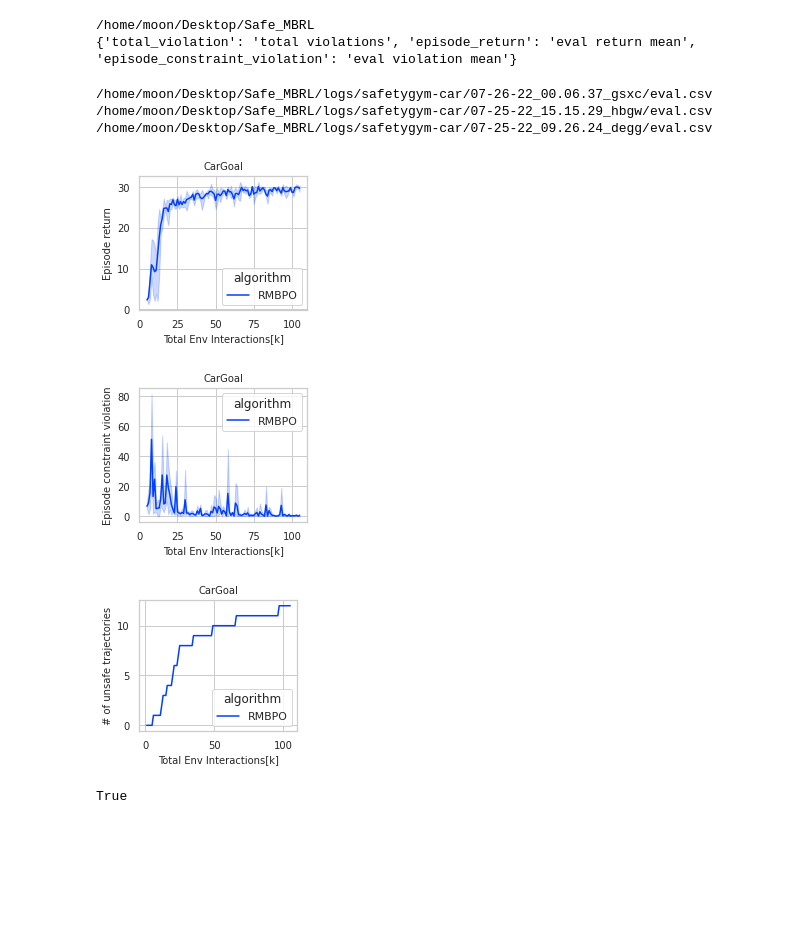
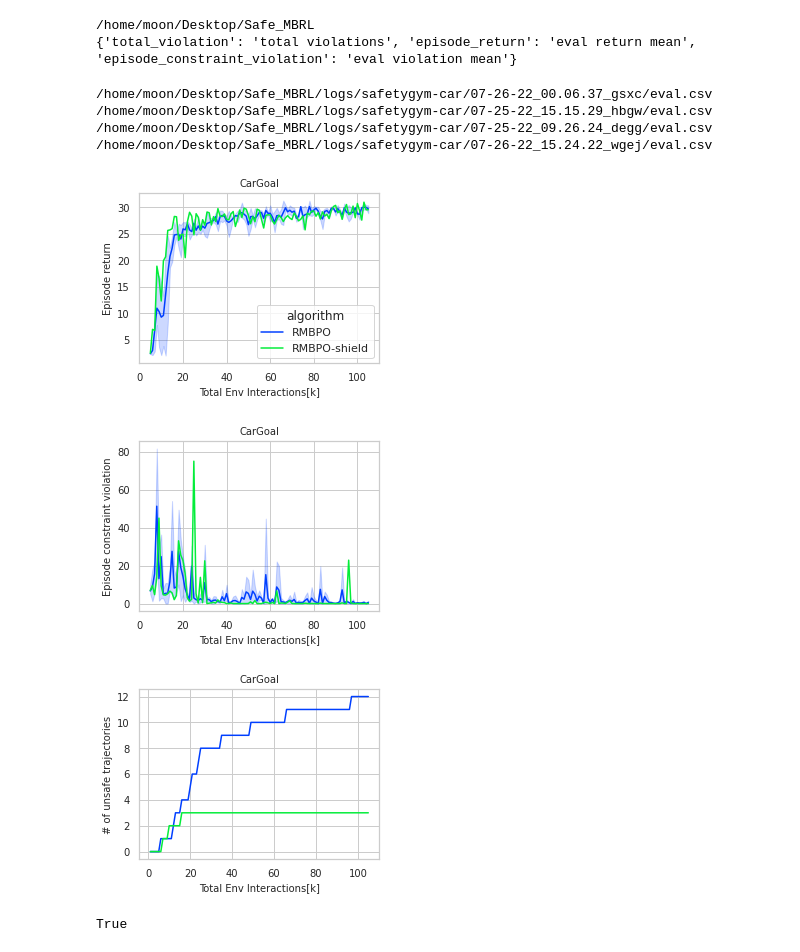
Before and after one commit to ManUtdMoon/Distributional-Reachability-Policy-Optimization, a Jupyter notebook: src/viz_curves.ipynb, the cells around one changed output. Drawn from its saved outputs; the diff is of its cells as text; code cells hidden in the pictures; blank space fills up the shorter version.

Commit message:
add eval shield

```diff
--- a/src/viz_curves.ipynb
+++ b/src/viz_curves.ipynb
@@ -65,7 +65,7 @@ ylim_dict = {
     }
 }
 
-txt_store_alg_list = ['RMBPO']
+txt_store_alg_list = ['RMBPO', 'RMBPO-shield']
 
 def is_eval_metric(metric: str):
     return metric.startswith('episode')
@@ -90,6 +90,9 @@ RESULTS_DIR = {
             '07-26-22_00.06.37_gsxc',
             '07-25-22_15.15.29_hbgw',
             '07-25-22_09.26.24_degg'
+        ],
+        'RMBPO-shield': [
+            '07-26-22_15.24.22_wgej'
         ]
     },
 
@@ -106,7 +109,7 @@ RESULTS_DIR = {
 
 def help_func():
     tag2plot = ['episode_return', 'episode_constraint_violation', 'total_violation']
-    alg_list = ['RMBPO']
+    alg_list = ['RMBPO', 'RMBPO-shield']
     result_dir = PROJ_DIR / 'logs'
     return tag2plot, alg_list, result_dir
 
@@ -178,38 +181,40 @@ def plot_eval_results_of_all_alg_n_runs(task):
                     eval_list[0]
 
     for i, tag in enumerate(tag2plot):
-        figsize = (3, 2.5)
+        figsize = (4, 3)
         plt.figure(figsize=figsize)  # figsize=figsize
         ax1 = plt.axes()  # f1.add_axes(axes_size)
         sns.lineplot(
             x="steps sampled",
             y=tag,
             hue="algorithm",
             data=total_eval_df if is_eval_metric(tag) else total_train_df,
         )
 
         ax1.set_ylabel(tag_name_dict[tag], fontsize=fontsize)
         ax1.set_xlabel("Total Env Interactions[k]", fontsize=fontsize)
         handles, labels = ax1.get_legend_handles_labels()
-        # ax1.get_legend().remove()
+        if i != 0:
+            ax1.get_legend().remove()
 
         plt.yticks(fontsize=fontsize)
         plt.xticks(fontsize=fontsize)
         plt.tight_layout(pad=0.5)
         plt.title(env_name_dict[task], fontsize=fontsize)
 
         plt.show()
 
 
 plot_eval_results_of_all_alg_n_runs('safetygym-car')
 #
 # %% [output]
 /home/moon/Desktop/Safe_MBRL/logs/safetygym-car/07-26-22_00.06.37_gsxc/eval.csv
 /home/moon/Desktop/Safe_MBRL/logs/safetygym-car/07-25-22_15.15.29_hbgw/eval.csv
 /home/moon/Desktop/Safe_MBRL/logs/safetygym-car/07-25-22_09.26.24_degg/eval.csv
+/home/moon/Desktop/Safe_MBRL/logs/safetygym-car/07-26-22_15.24.22_wgej/eval.csv
-[figure, old version]
+[figure, new version]
-[figure, old version]
+[figure, new version]
-[figure, old version]
+[figure, new version]
 # %%
 is_eval_metric('episode_return')
 # %% [output]
```
Also changed, not shown: 3 other files.
